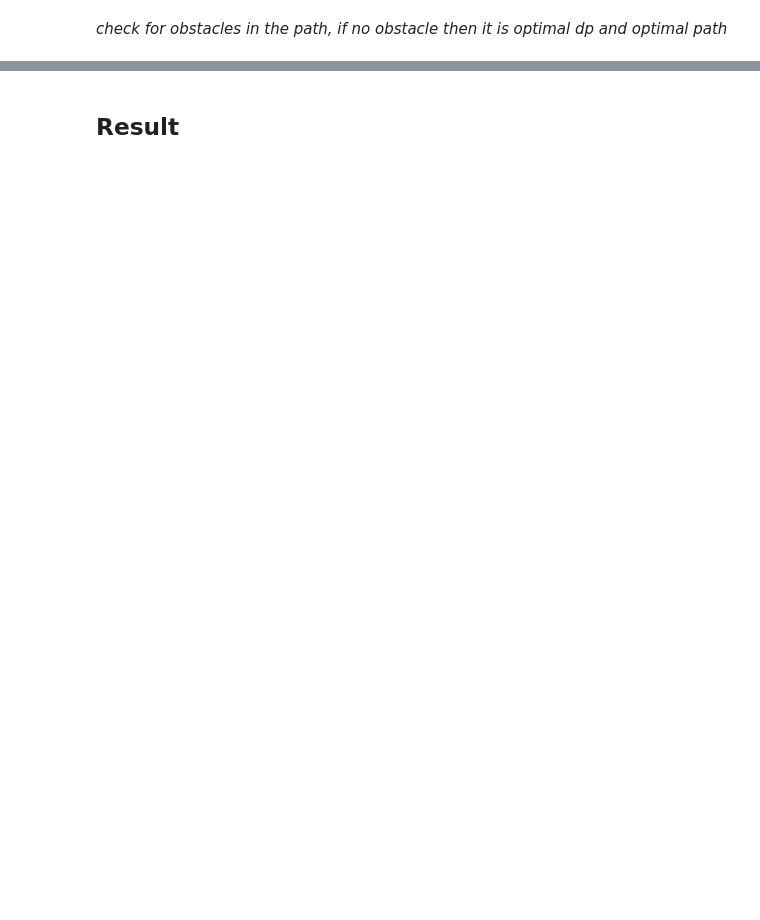
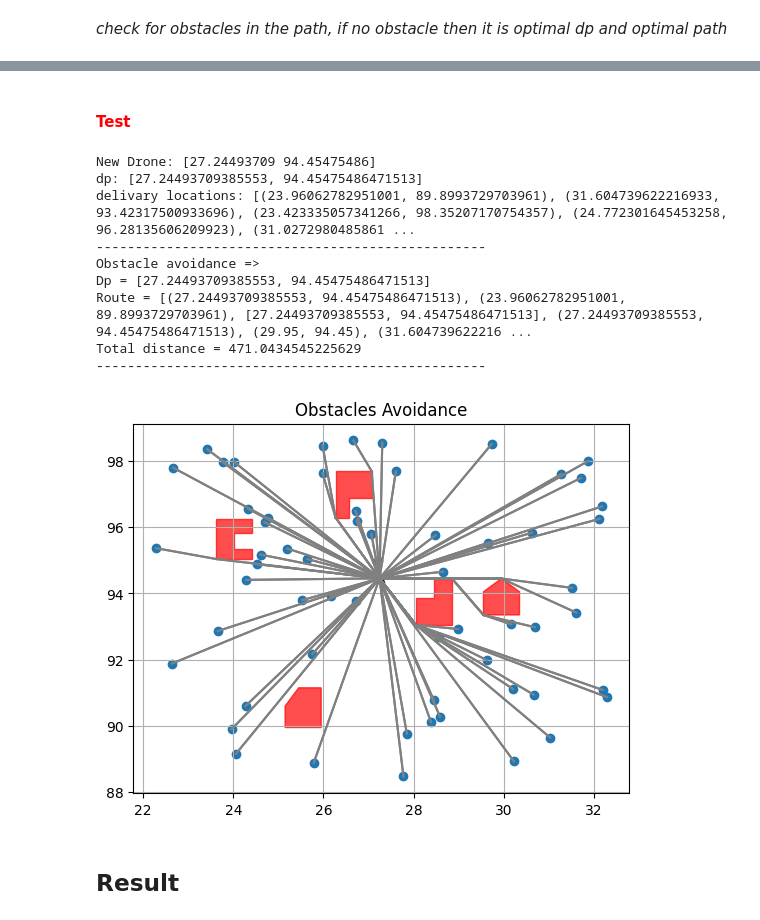
Before and after one commit to CR-Samrat/drone-based-delivary, a Jupyter notebook: euclidean_with_obstacles.ipynb, the cells around one changed output, grey strips where cells are left out. Cells and saved outputs as stored; diff of their text form; code cells hidden in the pictures; blank space fills up the shorter version.

```diff
--- a/euclidean_with_obstacles.ipynb
+++ b/euclidean_with_obstacles.ipynb
@@ -600,0 +656,2 @@ Total distance = 477.3295402722332
+# %% [markdown]
+#### <font color="red">Test</font>
@@ -601,3 +660,43 @@ Total distance = 477.3295402722332
+# %%
+calc_dp_2 = prone_dp(initial_dp.copy(), obstacles, newton_points)
+
+optimal_dp = None
+optimal_route = None
+min_distance_2 = float('inf')
+
+for dp in calc_dp_2:
+    print(f"dp: {dp} \ndelivary locations: {delivary_loc}")
+    new_route, msg = create_shortest_dijkstra_path(dp, delivary_loc.copy(), obstacles)
+    if msg == "pass":
+        new_dist = total_dist(new_route)
+    else:
+        new_dist = float('inf')
+        new_route = initial_route.copy()
+
+    if new_dist < min_distance_2:
+        min_distance_2 = new_dist
+        optimal_dp = dp
+        optimal_route = new_route
+
+print("-"*50)
+print("Obstacle avoidance =>")
+print("Dp =",optimal_dp)
+print("Route =",new_route)
+print("Total distance =",min_distance_2)
+print("-"*50)
+
+plot_initial_route(optimal_dp,delivary_loc, obstacles, optimal_route, "Obstacles Avoidance")
+# %% [output]
+New Drone: [27.24493709 94.45475486]
+dp: [27.24493709385553, 94.45475486471513]
+delivary locations: [(23.96062782951001, 89.8993729703961), (31.604739622216933, 93.42317500933696), (23.423335057341266, 98.35207170754357), (24.772301645453258, 96.28135606209923), (31.0272980485861 ...
+--------------------------------------------------
+Obstacle avoidance =>
+Dp = [27.24493709385553, 94.45475486471513]
+Route = [(27.24493709385553, 94.45475486471513), (23.96062782951001, 89.8993729703961), [27.24493709385553, 94.45475486471513], (27.24493709385553, 94.45475486471513), (29.95, 94.45), (31.604739622216 ...
+Total distance = 471.0434545225629
+--------------------------------------------------
+[figure, added]
 # %% [markdown]
 ## Result
 # %%
```
Also changed, not shown: parts of 16 cells of this notebook, 3 other files.
